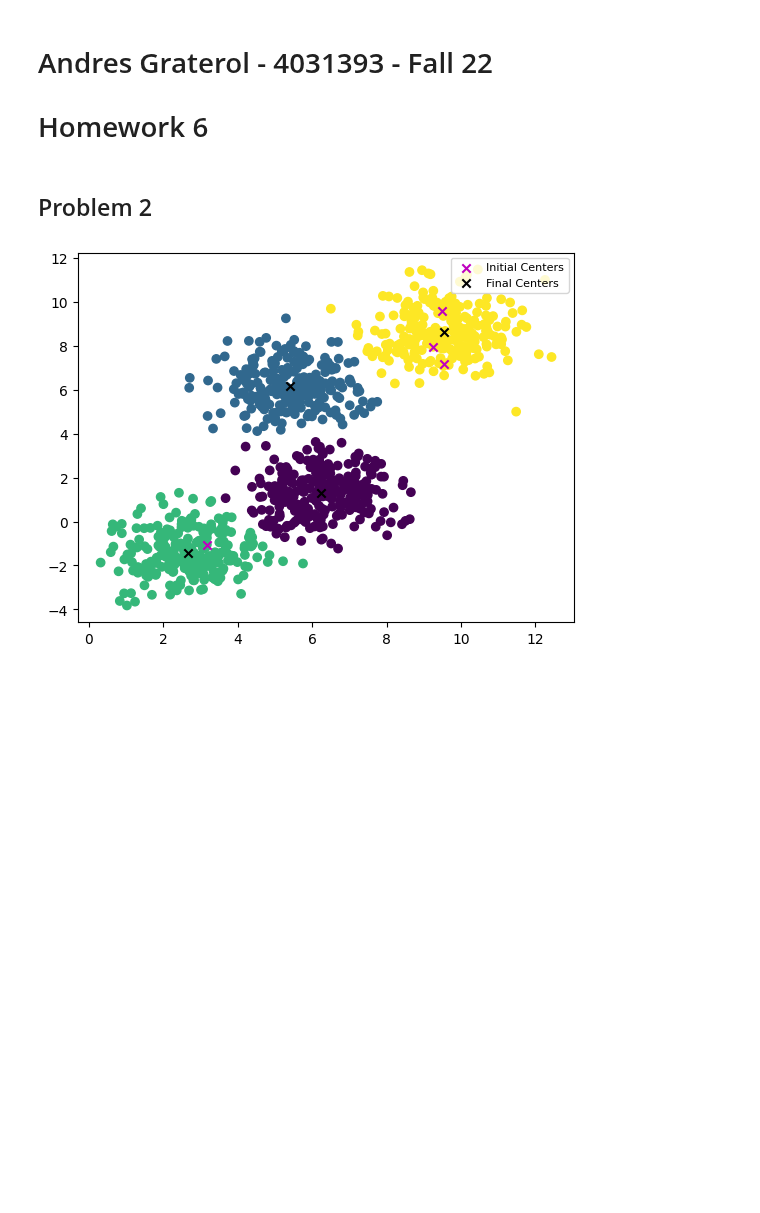
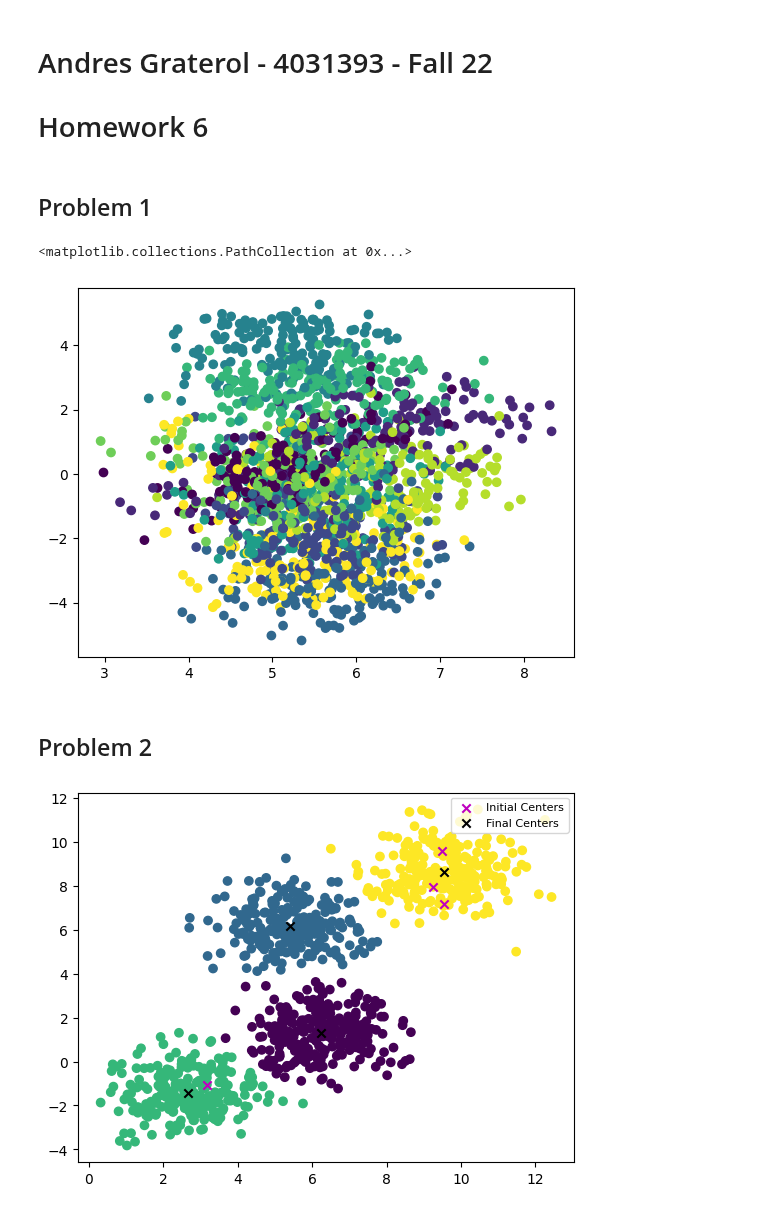
Before and after one commit to graterollin/PRML, a Jupyter notebook: hw6/HW6.ipynb, the cells around one changed output. Drawn from its saved outputs; the diff is of its cells as text; code cells hidden in the pictures; blank space fills up the shorter version.

Commit message:
Completed problem 1, initial submit

```diff
--- a/hw6/HW6.ipynb
+++ b/hw6/HW6.ipynb
@@ -7,3 +7,5 @@ import matplotlib.pyplot as plt
 import random as rnd
 import numpy as np
 import math
+# %% [markdown]
+## Problem 1
@@ -10,3 +45,20 @@ import math
+# %%
+# Can view some of the images using the imshow function of matplotlib.pyplot
+digits = load_digits()
+data, labels = digits.data, digits.target
+
+# Normalize the data
+data -= np.mean(data)
+data /= np.std(data)
+
+covar_matrix = computeCovarMatrix(data)
+pc_eigenvalues, pc_eigenvectors = findPrincipalComponents(covar_matrix)
+dataproj = np.matmul(data, pc_eigenvectors)
+
+plt.scatter(dataproj[:, 0], dataproj[:, 1], c=labels)
+# %% [output]
+<matplotlib.collections.PathCollection at 0x...>
+[figure, added]
 # %% [markdown]
 ## Problem 2
 # %%
```
Also changed, not shown: parts of 1 cell of this notebook.
